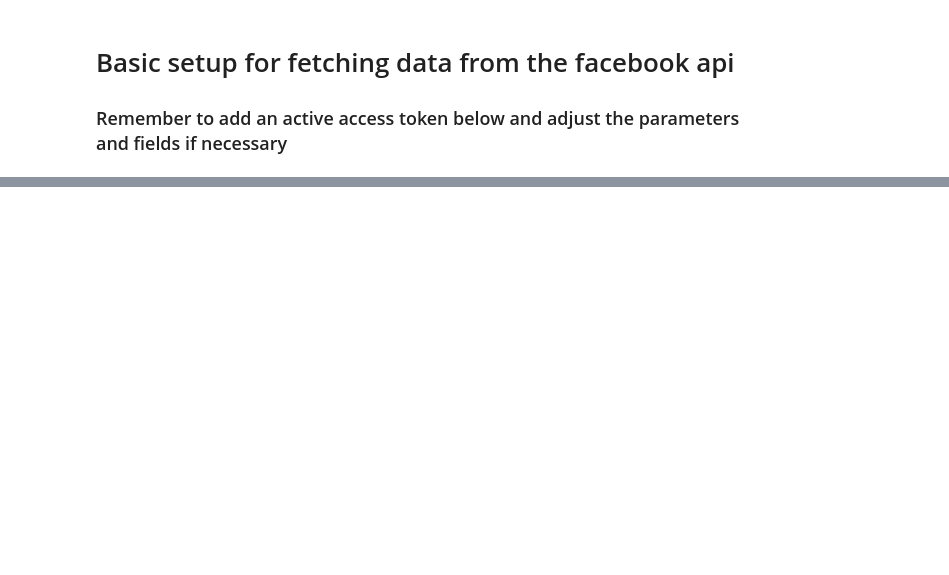
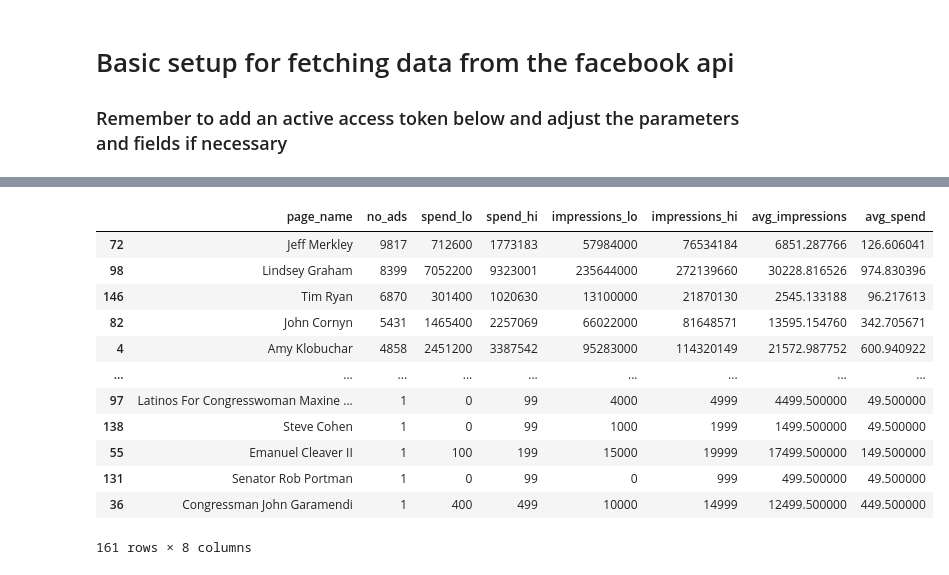
Before and after one commit to lrnz-asnprs/political-ad-api, a Jupyter notebook: notebooks/laurenz_notebook.ipynb, the cells around one changed output, grey strips where cells are left out. Saved outputs shown, nothing was run; the diff lists cells and outputs as text; code cells hidden in the pictures; blank space fills up the shorter version.

```diff
--- a/notebooks/laurenz_notebook.ipynb
+++ b/notebooks/laurenz_notebook.ipynb
@@ -304,0 +385,17 @@ data.groupby(["page_name"]).agg("count")
+# %%
+by_page = preprocess.group_by_pages(data)
+by_page
+# %% [output]
+|  | page_name | no_ads | spend_lo | spend_hi | impressions_lo | impressions_hi | avg_impressions | avg_spend |
+| 72 | Jeff Merkley | 9817 | 712600 | 1773183 | 57984000 | 76534184 | 6851.287766 | 126.606041 |
+| 98 | Lindsey Graham | 8399 | 7052200 | 9323001 | 235644000 | 272139660 | 30228.816526 | 974.830396 |
+| 146 | Tim Ryan | 6870 | 301400 | 1020630 | 13100000 | 21870130 | 2545.133188 | 96.217613 |
+| 82 | John Cornyn | 5431 | 1465400 | 2257069 | 66022000 | 81648571 | 13595.154760 | 342.705671 |
+| 4 | Amy Klobuchar | 4858 | 2451200 | 3387542 | 95283000 | 114320149 | 21572.987752 | 600.940922 |
+| ... | ... | ... | ... | ... | ... | ... | ... | ... |
+| 97 | Latinos For Congresswoman Maxine ... | 1 | 0 | 99 | 4000 | 4999 | 4499.500000 | 49.500000 |
+| 138 | Steve Cohen | 1 | 0 | 99 | 1000 | 1999 | 1499.500000 | 49.500000 |
+| 55 | Emanuel Cleaver II | 1 | 100 | 199 | 15000 | 19999 | 17499.500000 | 149.500000 |
+| 131 | Senator Rob Portman | 1 | 0 | 99 | 0 | 999 | 499.500000 | 49.500000 |
+| 36 | Congressman John Garamendi | 1 | 400 | 499 | 10000 | 14999 | 12499.500000 | 449.500000 |
+161 rows × 8 columns
```
Also changed, not shown: parts of 23 cells of this notebook.
